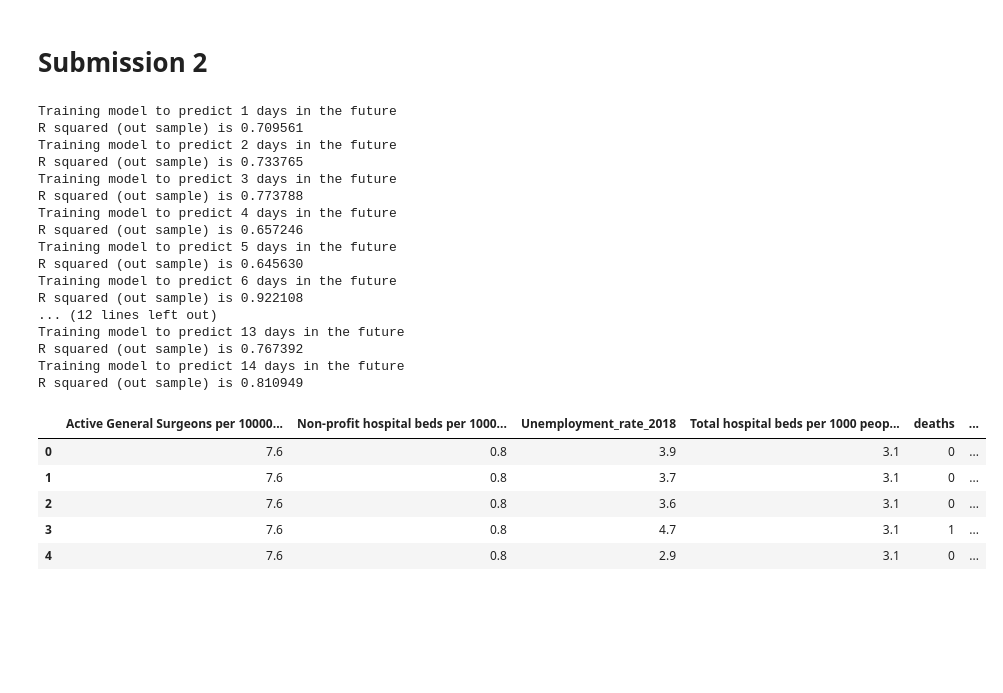
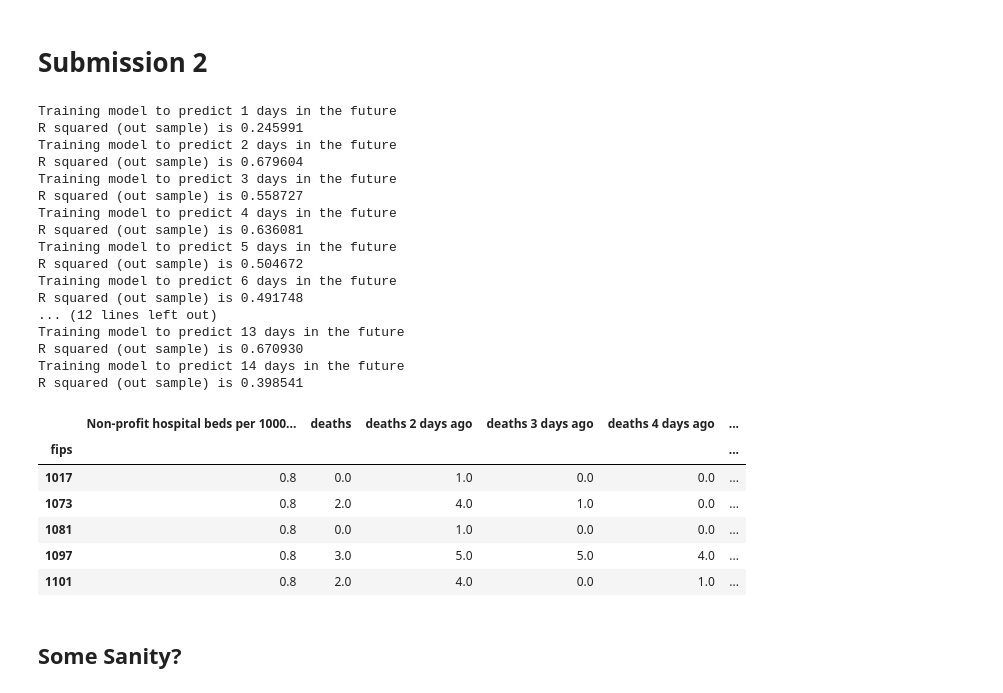
Before and after one commit to majesticfish/CS156B-Covid-Challenge, a Jupyter notebook: exploratory/Sean's Notebook/Just XY, please.ipynb, the cells around one changed output. Drawn from its saved outputs; the diff is of its cells as text; code cells hidden in the pictures; blank space fills up the shorter version.

```diff
--- a/exploratory/Sean's Notebook/Just XY, please.ipynb
+++ b/exploratory/Sean's Notebook/Just XY, please.ipynb
@@ -106,6 +110,11 @@ Try using .loc[row_indexer,col_indexer] = value instead
 
 See the caveats in the documentation: http://pandas.pydata.org/pandas-docs/stable/indexing.html#indexing-view-versus-copy
   county_data['date'] = county_data['date'].map(lambda l: (get_date(l) - get_date('2020-01-01')).days)
+# %%
+for fip in delta_death_counter.cache.keys():
+    if fip not in cum_case_counter.cache.keys():
+        delta_death_counter.cache.pop(fip, None)
+        delta_case_counter.cache.pop(fip, None)
 # %%
 def split_fips(counter, min_thresh=10):
     fips_list = get_fips()
@@ -124,7 +133,8 @@ def state_to_fip(state_abr):
     # Converts state abbreviation to FIPS code
     return df_jhu_states.fips[df_jhu_states.State == state_abr].values[0]
 # %%
-def get_XY(df, features, delta_y, look_back_y, y_generator, fips_list=get_fips(), moving_window=True):
+def get_XY(df, features, delta_y, look_back_y, y_generator, fips_list=get_fips(),
+           moving_window=True, start_date=90, offset=0):
     df = df[features]
     df = df[df.fips % 1000 != 0] # remove aggregate states
     df = df[df.State != 'PR']   # peurto rico has some weird data...
@@ -149,34 +159,37 @@ def get_XY(df, features, delta_y, look_back_y, y_generator, fips_list=get_fips()
         _, cum_cases = cum_case_counter.getY(int(fips))
         try:
             t, ys = y_generator.getY(int(fips))
+            ys = ys.values
         except KeyError:
             continue
         if len(ys) == 0:
             X.append(base)
             Y.append(0)
             continue
-        for j in range(-1, -len(ys), -1):
+        for j in range(-1-offset, -len(ys), -1):
             base = df.loc[fips].values
             if j - delta_y >= -len(cum_cases):
                 base[-look_back_y - 1] = cum_cases[j - delta_y]
-            Y.append(ys[j])
             try:
                 time = t[j-delta_y]
                 base[-look_back_y - 2] = mobility_counter.getYByDay(int(fips), time)
+                if time < start_date:
+                    break
             except:
                 pass
             for i in range(look_back_y):
                 if j - delta_y - i >= -len(ys):
                     base[-look_back_y + i] = ys[j - delta_y - i]
             X.append(base)
+            Y.append(ys[j])
             if not moving_window:
                 break
     df_new = pd.DataFrame(X, columns = df.columns)
     df_new['target'] = Y
     return df_new
 
-def get_XY_with_neighs(df, features, delta_y, look_back_y, y_generator, fips_list=get_fips(), moving_window=True):
-    df_new = get_XY(df, features, delta_y, look_back_y, y_generator, fips_list=fips_list, moving_window=moving_window)
+def get_XY_with_neighs(df, features, delta_y, look_back_y, y_generator, fips_list=get_fips(), moving_window=True,offset=0):
+    df_new = get_XY(df, features, delta_y, look_back_y, y_generator, fips_list=fips_list, moving_window=moving_window,offset=offset)
     df_new = df_new.loc[~np.isnan(df_new.pclon10)]
     X = df_new.iloc[:,2:-1]
     y = df_new['target'].values
@@ -190,7 +203,7 @@ def Rsquare(pred, actual):
 # %%
 large_fips, small_fips = split_fips(cum_death_counter,min_thresh=10)
 # %%
-X,y = get_XY_with_neighs(df_jhu_merged, features, 1, 5, delta_death_counter, fips_list=large_fips, moving_window=False)
+X,y = get_XY_with_neighs(df_jhu_merged, features, 1, 5, delta_death_counter, fips_list=large_fips, moving_window=True)
 X_train, X_test, y_train, y_test = train_test_split(X, y, test_size=0.33)
 # %%
 normal_model = LinearRegression().fit(X_train.values, y_train)
@@ -247,6 +260,6 @@ Score with 35 features: 0.819104
 # %%
 model = LinearRegression()
-rfe = RFE(model,12)
+rfe = RFE(model,8)
 X_train_rfe = rfe.fit_transform(X_train,y_train)
 X_test_rfe = rfe.transform(X_test)
 model.fit(X_train_rfe,y_train)
@@ -345,25 +338,25 @@ def train_models(fips_set, good_cols, min_look_ahead=1, max_look_ahead=14):
         models.append(result)
     return  models
 # %%
-model_list = train_models(large_fips, good_cols)
+model_list = train_models(large_fips, good_cols[:-1])
 # %% [output]
 Training model to predict 1 days in the future
-R squared (out sample) is 0.709561
+R squared (out sample) is 0.245991
 Training model to predict 2 days in the future
-R squared (out sample) is 0.733765
+R squared (out sample) is 0.679604
 Training model to predict 3 days in the future
-R squared (out sample) is 0.773788
+R squared (out sample) is 0.558727
 Training model to predict 4 days in the future
-R squared (out sample) is 0.657246
+R squared (out sample) is 0.636081
 Training model to predict 5 days in the future
-R squared (out sample) is 0.645630
+R squared (out sample) is 0.504672
 Training model to predict 6 days in the future
-R squared (out sample) is 0.922108
+R squared (out sample) is 0.491748
 ... (12 lines left out)
 Training model to predict 13 days in the future
-R squared (out sample) is 0.767392
+R squared (out sample) is 0.670930
 Training model to predict 14 days in the future
-R squared (out sample) is 0.810949
+R squared (out sample) is 0.398541
 # %%
 def get_param_info(models, min_look_ahead=1, max_look_ahead=14):
     params_mu = {}
@@ -378,14 +371,16 @@ param_mu, param_stderr = get_param_info(model_list)
 # %%
 df_true,_ =get_XY_with_neighs(df_jhu_merged, features, 0, 5, delta_death_counter, fips_list=large_fips, moving_window=False)
 X_true = df_true[good_cols]
+X_true = X_true.set_index('fips')
 X_true.head()
 # %% [output]
-|  | Active General Surgeons per 10000... | Non-profit hospital beds per 1000... | Unemployment_rate_2018 | Total hospital beds per 1000 peop... | deaths | ... |
-| 0 | 7.6 | 0.8 | 3.9 | 3.1 | 0 | ... |
-| 1 | 7.6 | 0.8 | 3.7 | 3.1 | 0 | ... |
-| 2 | 7.6 | 0.8 | 3.6 | 3.1 | 0 | ... |
-| 3 | 7.6 | 0.8 | 4.7 | 3.1 | 1 | ... |
-| 4 | 7.6 | 0.8 | 2.9 | 3.1 | 0 | ... |
+|  | Non-profit hospital beds per 1000... | deaths | deaths 2 days ago | deaths 3 days ago | deaths 4 days ago | ... |
+| fips |  |  |  |  |  | ... |
+| 1017 | 0.8 | 0.0 | 1.0 | 0.0 | 0.0 | ... |
+| 1073 | 0.8 | 2.0 | 4.0 | 1.0 | 0.0 | ... |
+| 1081 | 0.8 | 0.0 | 1.0 | 0.0 | 0.0 | ... |
+| 1097 | 0.8 | 3.0 | 5.0 | 5.0 | 4.0 | ... |
+| 1101 | 0.8 | 2.0 | 4.0 | 0.0 | 1.0 | ... |
 # %%
 def gen_percentiles(X, param_mu, param_stderr, fips_list, min_look_ahead=1, max_look_ahead=14):
     output = {}
@@ -457,3 +454,5 @@ with open('submission.csv', mode='w') as file:
 your_submission = pd.read_csv('submission.csv').set_index('id').sort_index()
 sample_submission = pd.read_csv(f"{homedir}/sample_submission.csv").set_index('id').sort_index()
 assert(your_submission.index.equals(sample_submission.index))
+# %% [markdown]
+## Some Sanity?
```
Also changed, not shown: parts of 21 cells of this notebook, 2 other files.
